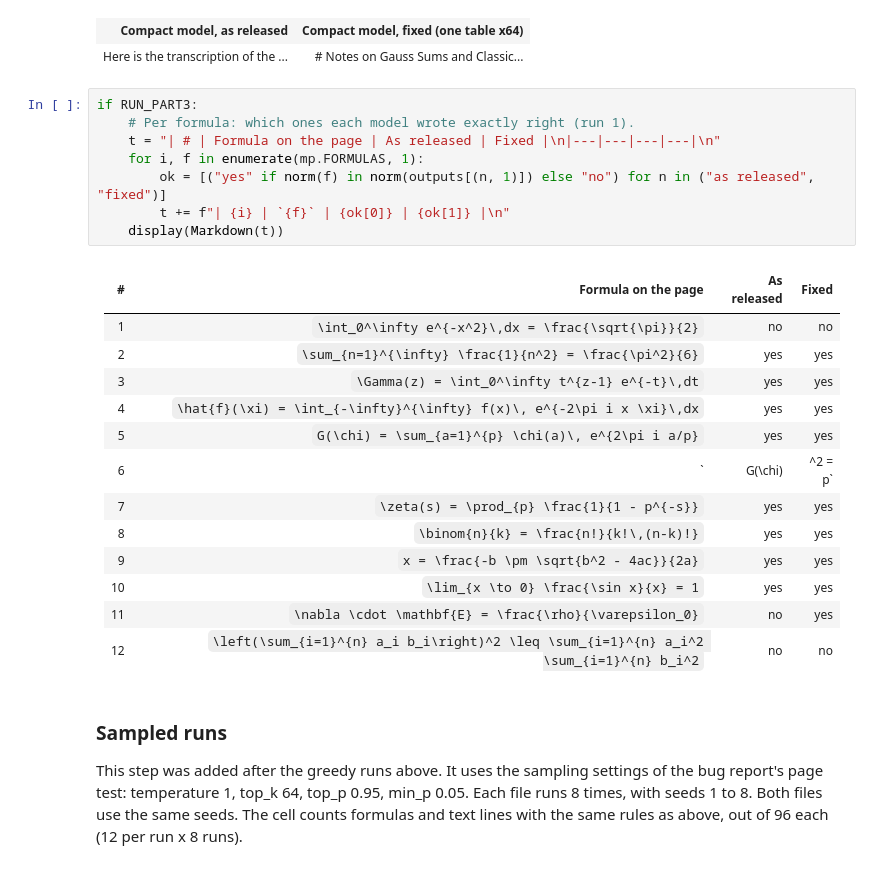
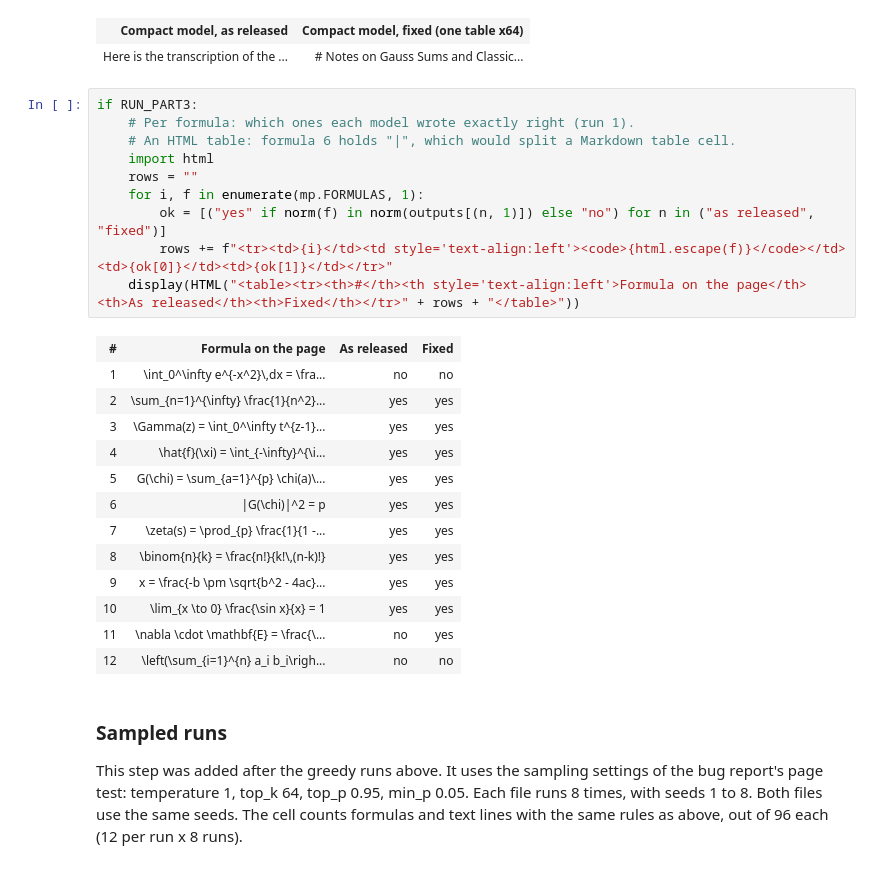
Before and after one commit to ParkingSoman/axiya-model-fixes, a Jupyter notebook: audit/gemma4-qat-ple/before_after.ipynb, the cells around one changed output. Cells and saved outputs as stored; diff of their text form.

Commit message:
Notebook: formula table as HTML, so formula 6 (with |) stays in one cell

```diff
--- a/audit/gemma4-qat-ple/before_after.ipynb
+++ b/audit/gemma4-qat-ple/before_after.ipynb
@@ -369,26 +369,27 @@ if RUN_PART3:
 # %%
 if RUN_PART3:
     # Per formula: which ones each model wrote exactly right (run 1).
-    t = "| # | Formula on the page | As released | Fixed |\n|---|---|---|---|\n"
+    # An HTML table: formula 6 holds "|", which would split a Markdown table cell.
+    import html
+    rows = ""
     for i, f in enumerate(mp.FORMULAS, 1):
         ok = [("yes" if norm(f) in norm(outputs[(n, 1)]) else "no") for n in ("as released", "fixed")]
-        t += f"| {i} | `{f}` | {ok[0]} | {ok[1]} |\n"
-    display(Markdown(t))
+        rows += f"<tr><td>{i}</td><td style='text-align:left'><code>{html.escape(f)}</code></td><td>{ok[0]}</td><td>{ok[1]}</td></tr>"
+    display(HTML("<table><tr><th>#</th><th style='text-align:left'>Formula on the page</th><th>As released</th><th>Fixed</th></tr>" + rows + "</table>"))
 # %% [output]
-| # | Formula on the page | As released | Fixed |
-|---|---|---|---|
-| 1 | `\int_0^\infty e^{-x^2}\,dx = \frac{\sqrt{\pi}}{2}` | no | no |
-| 2 | `\sum_{n=1}^{\infty} \frac{1}{n^2} = \frac{\pi^2}{6}` | yes | yes |
-| 3 | `\Gamma(z) = \int_0^\infty t^{z-1} e^{-t}\,dt` | yes | yes |
-| 4 | `\hat{f}(\xi) = \int_{-\infty}^{\infty} f(x)\, e^{-2\pi i x \xi}\,dx` | yes | yes |
-| 5 | `G(\chi) = \sum_{a=1}^{p} \chi(a)\, e^{2\pi i a/p}` | yes | yes |
-| 6 | `|G(\chi)|^2 = p` | yes | yes |
-| 7 | `\zeta(s) = \prod_{p} \frac{1}{1 - p^{-s}}` | yes | yes |
-| 8 | `\binom{n}{k} = \frac{n!}{k!\,(n-k)!}` | yes | yes |
-| 9 | `x = \frac{-b \pm \sqrt{b^2 - 4ac}}{2a}` | yes | yes |
-| 10 | `\lim_{x \to 0} \frac{\sin x}{x} = 1` | yes | yes |
-| 11 | `\nabla \cdot \mathbf{E} = \frac{\rho}{\varepsilon_0}` | no | yes |
-| 12 | `\left(\sum_{i=1}^{n} a_i b_i\right)^2 \leq \sum_{i=1}^{n} a_i^2 \sum_{i=1}^{n} b_i^2` | no | no |
+| # | Formula on the page | As released | Fixed |
+| 1 | \int_0^\infty e^{-x^2}\,dx = \fra... | no | no |
+| 2 | \sum_{n=1}^{\infty} \frac{1}{n^2}... | yes | yes |
+| 3 | \Gamma(z) = \int_0^\infty t^{z-1}... | yes | yes |
+| 4 | \hat{f}(\xi) = \int_{-\infty}^{\i... | yes | yes |
+| 5 | G(\chi) = \sum_{a=1}^{p} \chi(a)\... | yes | yes |
+| 6 | |G(\chi)|^2 = p | yes | yes |
+| 7 | \zeta(s) = \prod_{p} \frac{1}{1 -... | yes | yes |
+| 8 | \binom{n}{k} = \frac{n!}{k!\,(n-k)!} | yes | yes |
+| 9 | x = \frac{-b \pm \sqrt{b^2 - 4ac}... | yes | yes |
+| 10 | \lim_{x \to 0} \frac{\sin x}{x} = 1 | yes | yes |
+| 11 | \nabla \cdot \mathbf{E} = \frac{\... | no | yes |
+| 12 | \left(\sum_{i=1}^{n} a_i b_i\righ... | no | no |
 # %% [markdown]
 ### Sampled runs
 
```
